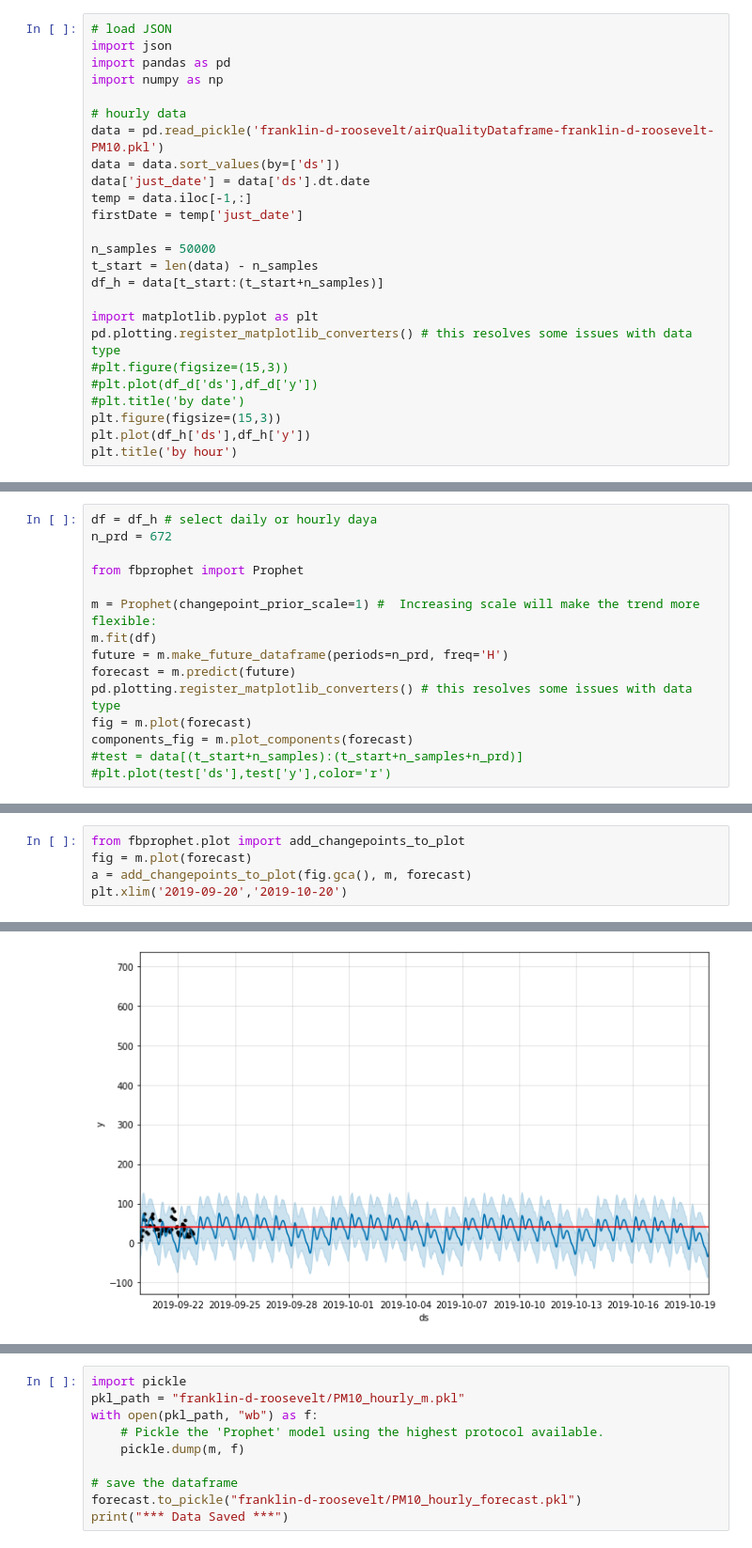
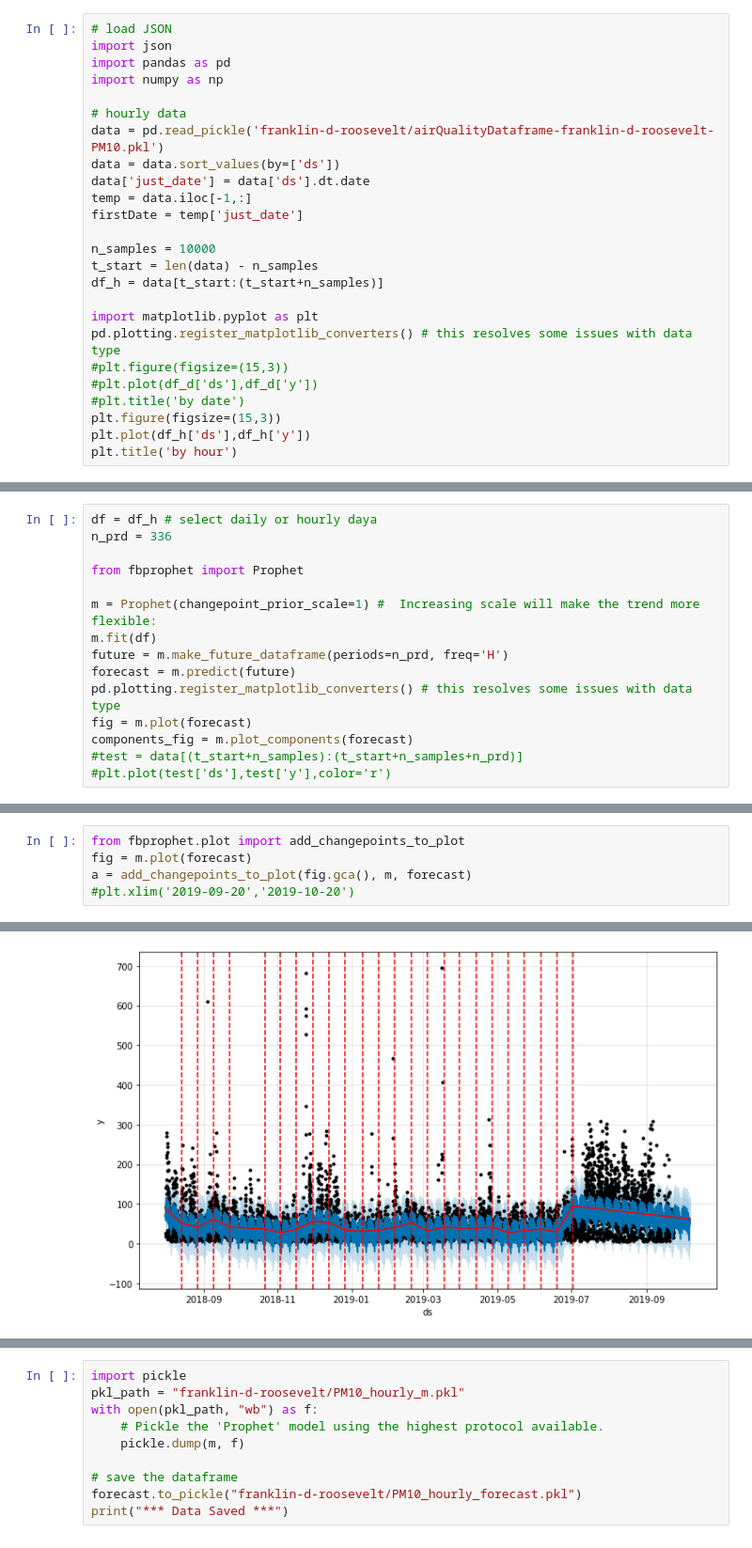
Before and after one commit to aety/insight, a Jupyter notebook: RATP/air/pickleToData_PROPHET_hourly.ipynb, the cells around one changed output, grey strips where cells are left out. Shown at 94% size. Cells and saved outputs as stored; diff of their text form.

```diff
--- a/RATP/air/pickleToData_PROPHET_hourly.ipynb
+++ b/RATP/air/pickleToData_PROPHET_hourly.ipynb
@@ -11,7 +11,7 @@ data['just_date'] = data['ds'].dt.date
 temp = data.iloc[-1,:]
 firstDate = temp['just_date']
 
-n_samples = 50000
+n_samples = 10000
 t_start = len(data) - n_samples
 df_h = data[t_start:(t_start+n_samples)]
 
@@ -29,6 +29,6 @@ Text(0.5, 1.0, 'by hour')
 # %%
 df = df_h # select daily or hourly daya
-n_prd = 672
+n_prd = 336
 
 from fbprophet import Prophet
 
@@ -48,5 +49,5 @@ components_fig = m.plot_components(forecast)
 from fbprophet.plot import add_changepoints_to_plot
 fig = m.plot(forecast)
 a = add_changepoints_to_plot(fig.gca(), m, forecast)
-plt.xlim('2019-09-20','2019-10-20')
+#plt.xlim('2019-09-20','2019-10-20')
 # %% [output]
@@ -54,4 +54,4 @@ plt.xlim('2019-09-20','2019-10-20')
-[figure, old version]
+[figure, new version]
 # %%
 # PROPHET validation
 from fbprophet.diagnostics import cross_validation
```
Also changed, not shown: parts of 7 cells of this notebook, 4 other files.
